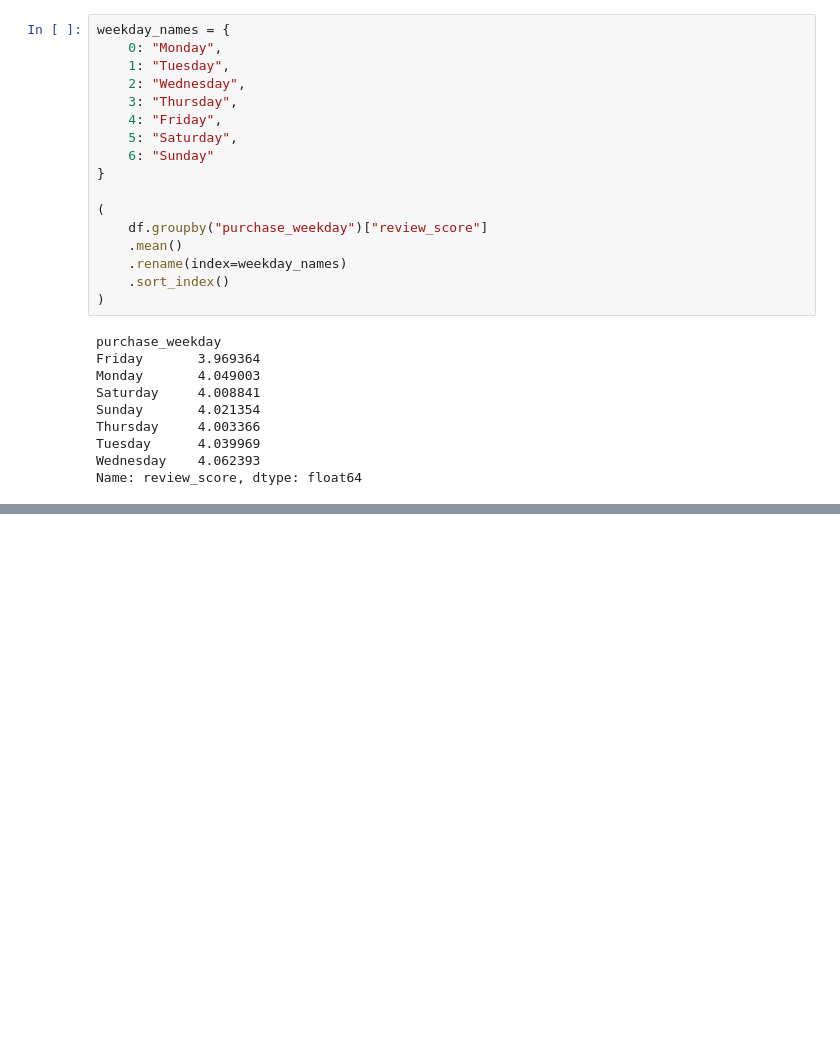
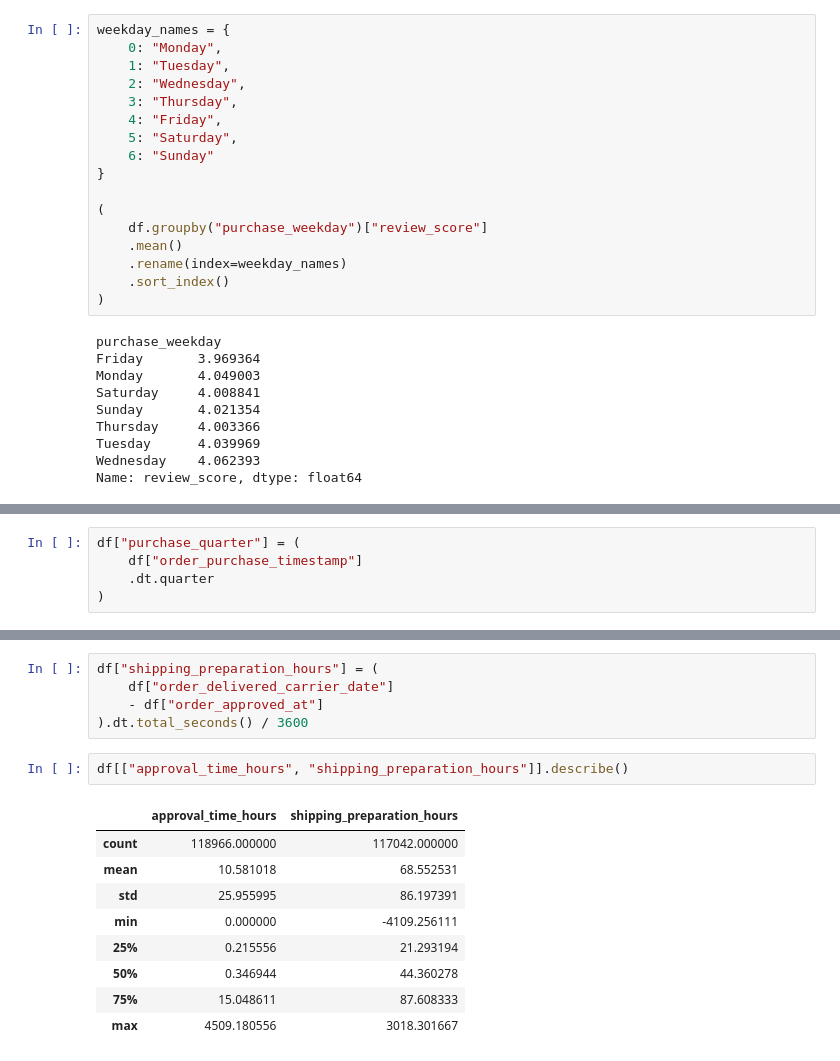
Before and after one commit to Mar-SHieee/Customer-Rating-Prediction, a Jupyter notebook: Return_Prediction.ipynb, the cells around one changed output, grey strips where cells are left out. Drawn from its saved outputs; the diff is of its cells as text; blank space fills up the shorter version.

```diff
--- a/Return_Prediction.ipynb
+++ b/Return_Prediction.ipynb
@@ -597,0 +641,5 @@ Name: review_score, dtype: float64
+# %%
+df["purchase_quarter"] = (
+    df["order_purchase_timestamp"]
+    .dt.quarter
+)
@@ -597,0 +699,17 @@ Name: review_score, dtype: float64
+# %%
+df["shipping_preparation_hours"] = (
+    df["order_delivered_carrier_date"]
+    - df["order_approved_at"]
+).dt.total_seconds() / 3600
+# %%
+df[["approval_time_hours", "shipping_preparation_hours"]].describe()
+# %% [output]
+|  | approval_time_hours | shipping_preparation_hours |
+| count | 118966.000000 | 117042.000000 |
+| mean | 10.581018 | 68.552531 |
+| std | 25.955995 | 86.197391 |
+| min | 0.000000 | -4109.256111 |
+| 25% | 0.215556 | 21.293194 |
+| 50% | 0.346944 | 44.360278 |
+| 75% | 15.048611 | 87.608333 |
+| max | 4509.180556 | 3018.301667 |
```
Also changed, not shown: parts of 60 cells of this notebook.
